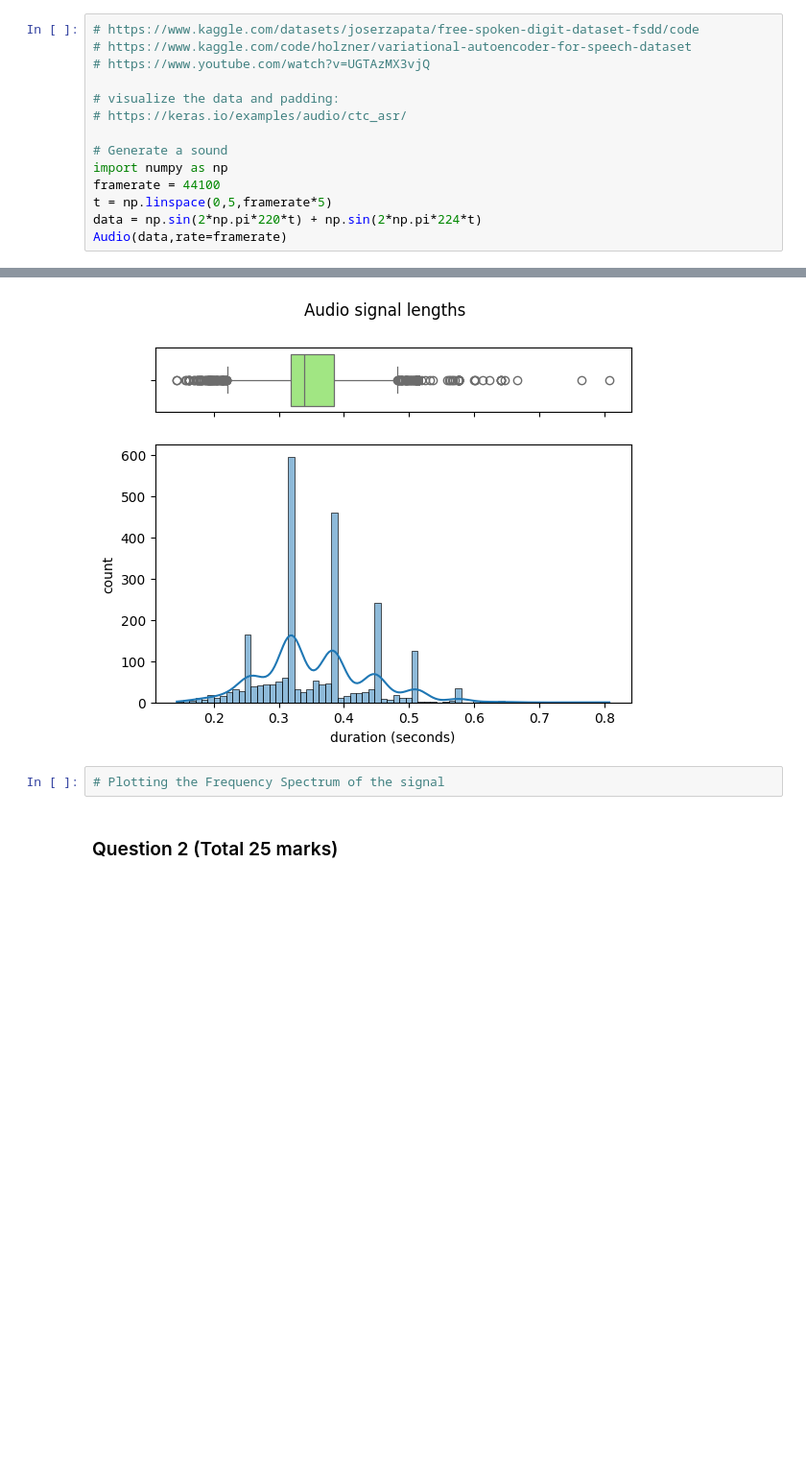
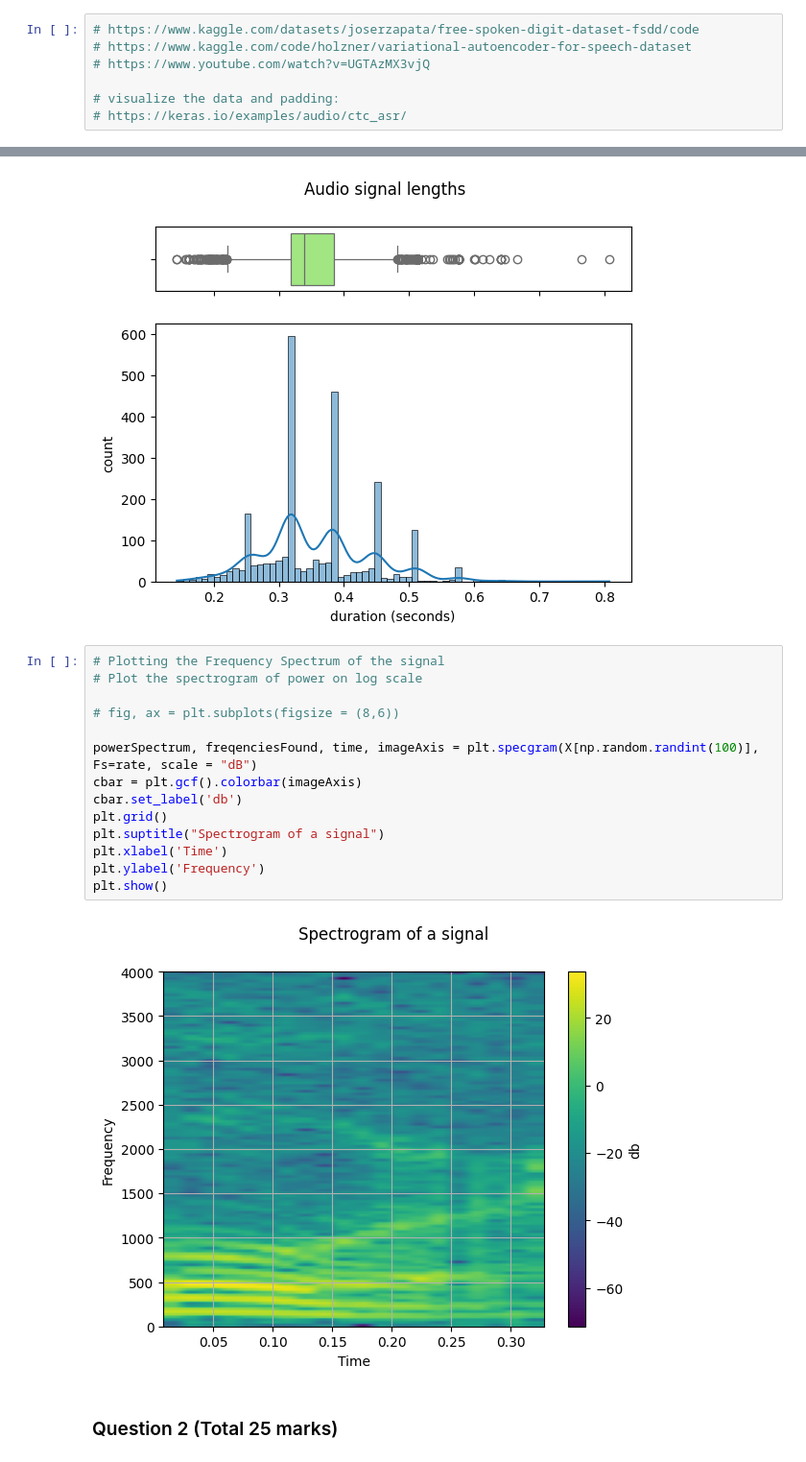
Before and after one commit to bloup1/Deep-Learning, a Jupyter notebook: Summative_assessment_3.ipynb, the cells around one changed output, grey strips where cells are left out. Shown at 96% size. Cells and saved outputs as stored; diff of their text form; blank space fills up the shorter version.

```diff
--- a/Summative_assessment_3.ipynb
+++ b/Summative_assessment_3.ipynb
@@ -149,10 +149,3 @@ Successfully installed tensorflow_io-0.36.0
 
 # visualize the data and padding:
 # https://keras.io/examples/audio/ctc_asr/
-
-# Generate a sound
-import numpy as np
-framerate = 44100
-t = np.linspace(0,5,framerate*5)
-data = np.sin(2*np.pi*220*t) + np.sin(2*np.pi*224*t)
-Audio(data,rate=framerate)
@@ -481,8 +532,22 @@ X_tr = [remove_silence(x) for x in X]
 show_length_distribution(X_tr);
 # %% [output]
 [figure]
-# %%
-# Plotting the Frequency Spectrum of the signal
+# %%
+# Plotting the Frequency Spectrum of the signal
+# Plot the spectrogram of power on log scale
+
+# fig, ax = plt.subplots(figsize = (8,6))
+
+powerSpectrum, freqenciesFound, time, imageAxis = plt.specgram(X[np.random.randint(100)], Fs=rate, scale = "dB")
+cbar = plt.gcf().colorbar(imageAxis)
+cbar.set_label('db')
+plt.grid()
+plt.suptitle("Spectrogram of a signal")
+plt.xlabel('Time')
+plt.ylabel('Frequency')
+plt.show()
+# %% [output]
+[figure, added]
 # %% [markdown]
 ### Question 2 (Total 25 marks)
 # %% [markdown]
```
Also changed, not shown: parts of 46 cells of this notebook.
